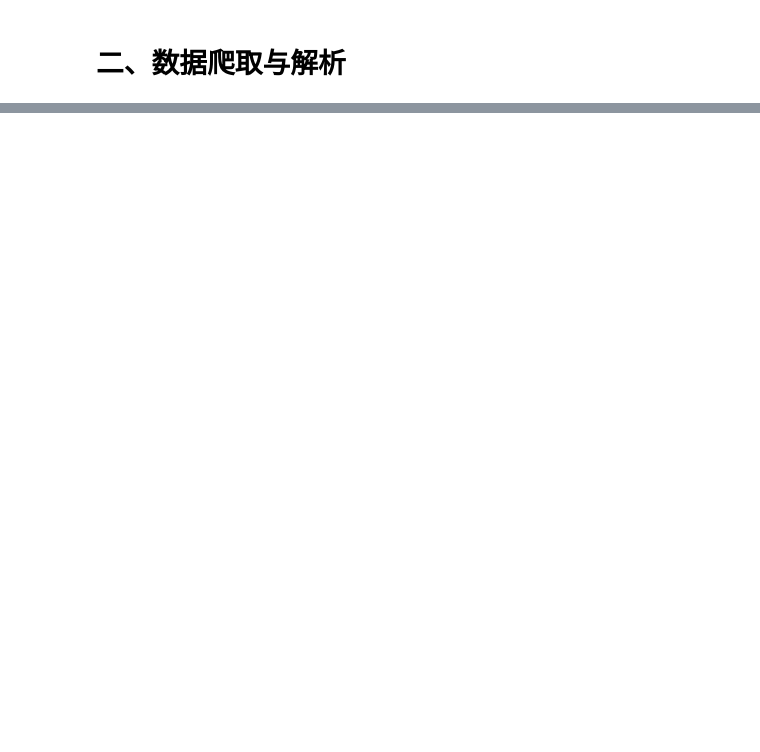
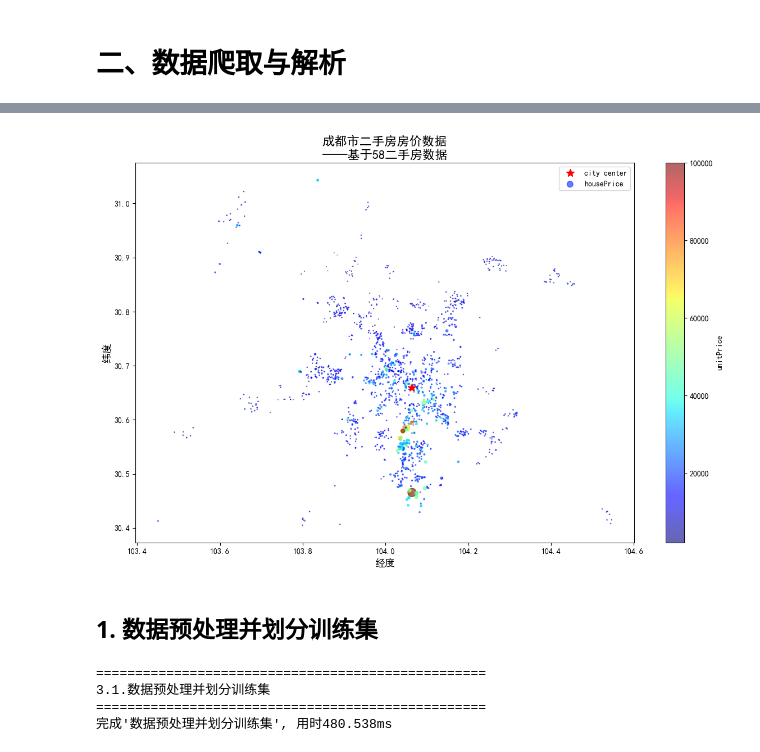
Before and after one commit to FantasySilence/DataAnalysisFinal, a Jupyter notebook: main_mymodule.ipynb, the cells around one changed output, grey strips where cells are left out. Saved outputs shown, nothing was run; the diff lists cells and outputs as text; code cells hidden in the pictures; blank space fills up the shorter version.

```diff
--- a/main_mymodule.ipynb
+++ b/main_mymodule.ipynb
@@ -39,0 +72,28 @@ print(
+# %%
+DrawGeoDistribution("CD").draw(is_show_alone=True, is_show=True)
+# %% [output]
+[figure, added]
+# %% [markdown]
+## 1. 数据预处理并划分训练集
+# %%
+print("=" * 50)
+print("3.1.数据预处理并划分训练集")
+print("=" * 50)
+start_time = time.time()
+pipe = Pipeline([
+    ('prep', PipeLineFor58HousingData(city_name="CD")),
+    ('split', TargetVaribleSplit(target="unitPrice")),
+])
+X_train, X_test, y_train, y_test = train_test_split(
+    *pipe.fit_transform(row_data), test_size=0.3, random_state=42
+)
+end_time = time.time()
+print(
+    "完成'数据预处理并划分训练集', 用时%.3fms" %
+    ((end_time - start_time) * 1000), end="\n\n"
+)
+# %% [output]
+==================================================
+3.1.数据预处理并划分训练集
+==================================================
+完成'数据预处理并划分训练集', 用时480.538ms
```
Also changed, not shown: parts of 11 cells of this notebook.
